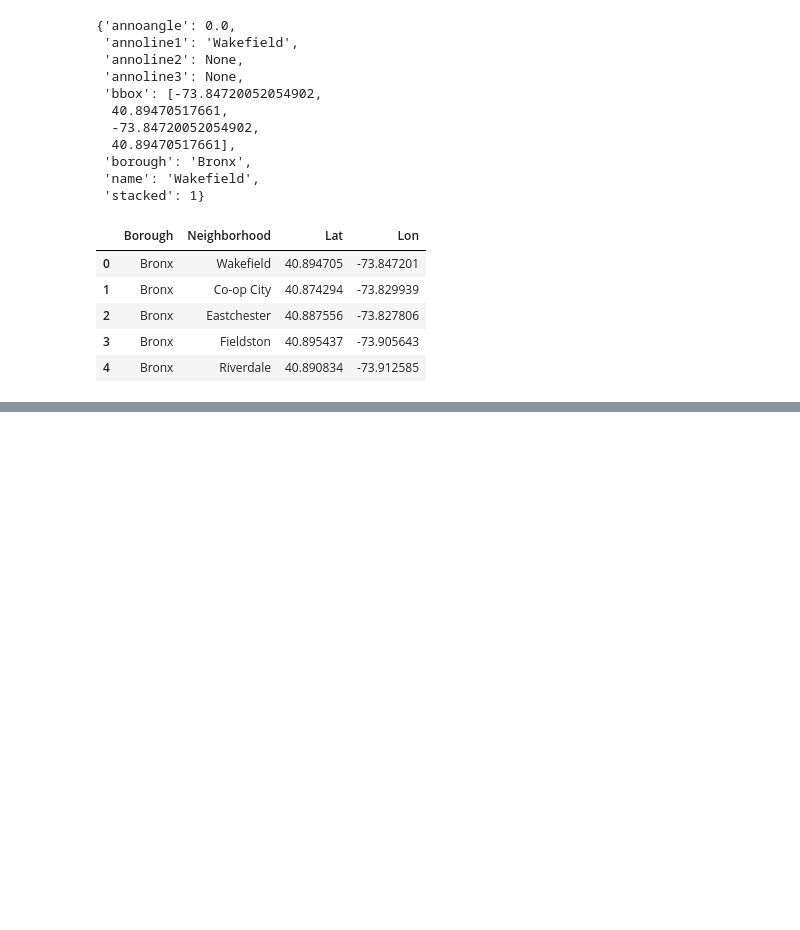
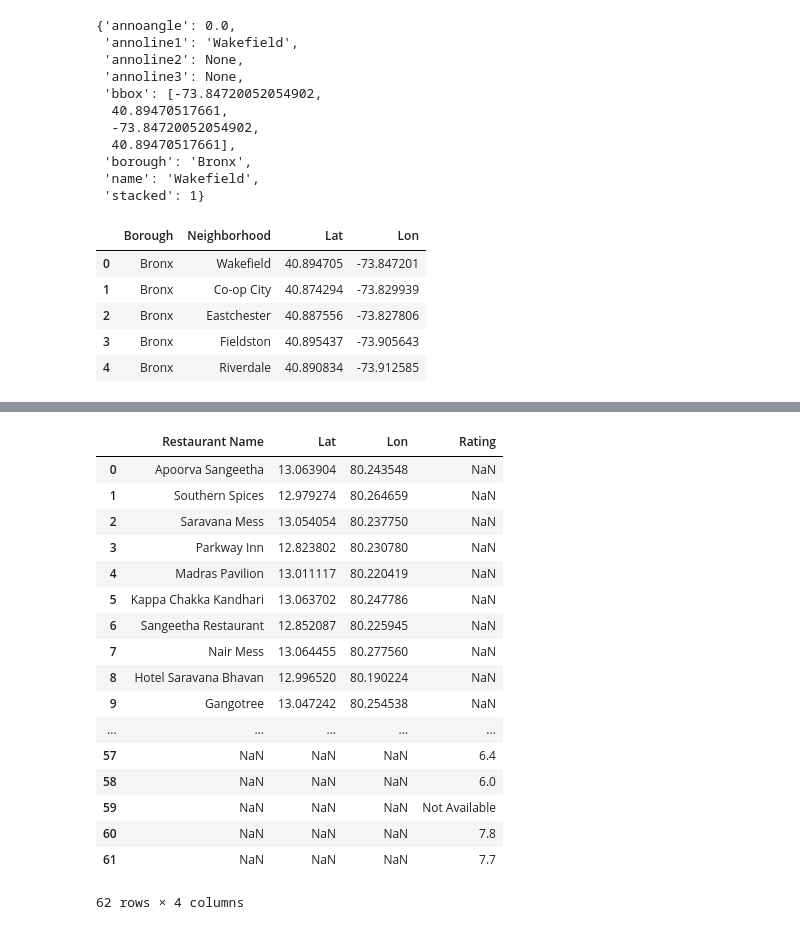
Before and after one commit to ksnblr/Coursera_Capstone, a Jupyter notebook: Battle_Of_Neighbourhoods.ipynb, the cells around one changed output, grey strips where cells are left out. Saved outputs shown, nothing was run; the diff lists cells and outputs as text; code cells hidden in the pictures; blank space fills up the shorter version.

```diff
--- a/Battle_Of_Neighbourhoods.ipynb
+++ b/Battle_Of_Neighbourhoods.ipynb
@@ -115,0 +227,3 @@ map_nyc
+# %%
+for item in cat_res['response']['venues']:
+    print ("{} - {},{}".format(item['name'],item['location']['lat'],item['location']['lng']))
@@ -115,0 +248,4 @@ map_nyc
+# %%
+ind_columns = ['Restaurant Name','Lat','Lon','Rating']
+ind_rest_df = pd.DataFrame(columns=ind_columns)
+ind_rest_df
@@ -115,0 +254,7 @@ map_nyc
+# %%
+for item in cat_res['response']['venues']:
+    a =item['name']
+    b=item['location']['lat']
+    c=item['location']['lng']
+    ind_rest_df = ind_rest_df.append({'Restaurant Name':a,'Lat':b,'Lon':c},ignore_index=True)
+ind_rest_df.head()
@@ -115,0 +289,12 @@ map_nyc
+# %%
+for item in cat_res['response']['venues']:
+    #print (item['id'])
+    url = 'https://api.foursquare.com/v2/venues/{}?&client_id={}&client_secret={}&v={}'.format(item['id'],CLIENT_ID,CLIENT_SECRET,VERSION)
+    #print (url)
+    resp = requests.get(url).json()
+    try:
+        print ("{} is {} and rating is {}" .format(resp['response']['venue']['name'],resp['response']['venue']['price']['message'],resp['response']['venue']['rating']))
+        ind_rest_df = ind_rest_df.append({'Rating':'{}'.format(resp['response']['venue']['rating'])},ignore_index=True)
+    except:
+        ind_rest_df = ind_rest_df.append({'Rating':'Not Available'},ignore_index=True)
+        print ("No price info for {}".format(resp['response']['venue']['name']))
@@ -115,0 +319,21 @@ map_nyc
+# %%
+ind_rest_df
+# %% [output]
+|  | Restaurant Name | Lat | Lon | Rating |
+| 0 | Apoorva Sangeetha | 13.063904 | 80.243548 | NaN |
+| 1 | Southern Spices | 12.979274 | 80.264659 | NaN |
+| 2 | Saravana Mess | 13.054054 | 80.237750 | NaN |
+| 3 | Parkway Inn | 12.823802 | 80.230780 | NaN |
+| 4 | Madras Pavilion | 13.011117 | 80.220419 | NaN |
+| 5 | Kappa Chakka Kandhari | 13.063702 | 80.247786 | NaN |
+| 6 | Sangeetha Restaurant | 12.852087 | 80.225945 | NaN |
+| 7 | Nair Mess | 13.064455 | 80.277560 | NaN |
+| 8 | Hotel Saravana Bhavan | 12.996520 | 80.190224 | NaN |
+| 9 | Gangotree | 13.047242 | 80.254538 | NaN |
+| ... | ... | ... | ... | ... |
+| 57 | NaN | NaN | NaN | 6.4 |
+| 58 | NaN | NaN | NaN | 6.0 |
+| 59 | NaN | NaN | NaN | Not Available |
+| 60 | NaN | NaN | NaN | 7.8 |
+| 61 | NaN | NaN | NaN | 7.7 |
+62 rows × 4 columns
```
Also changed, not shown: parts of 16 cells of this notebook.
